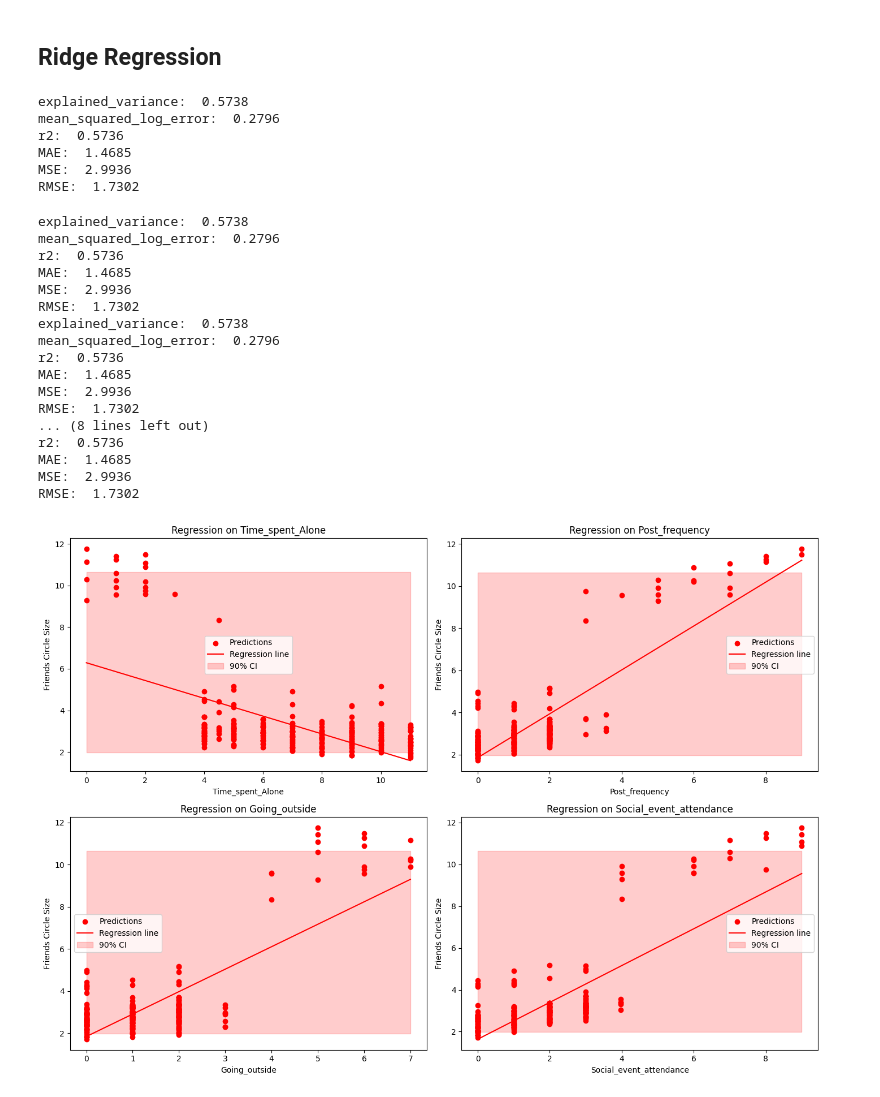
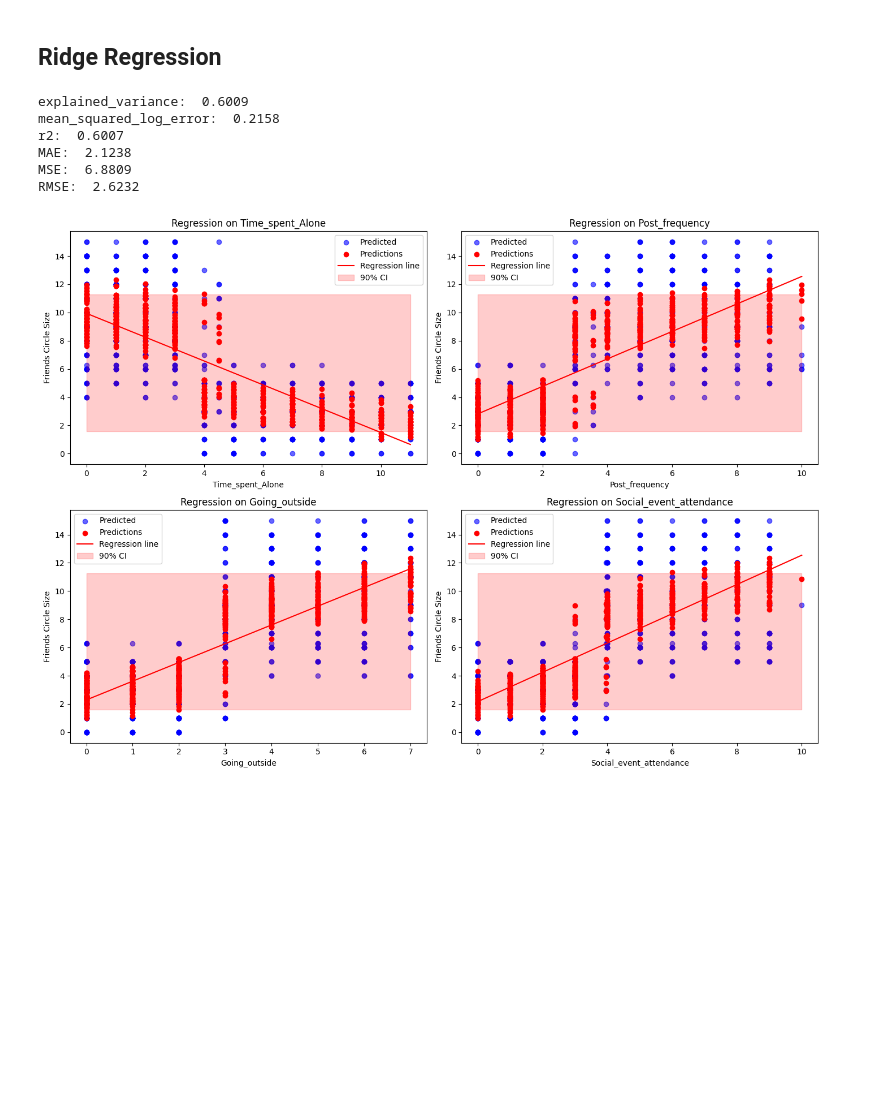
Before and after one commit to Prokope45/NeuralNetworkProject, a Jupyter notebook: LinearRegression/RidgeRegression.ipynb, the cells around one changed output. Cells and saved outputs as stored; diff of their text form; code cells hidden in the pictures; blank space fills up the shorter version.

```diff
--- a/LinearRegression/RidgeRegression.ipynb
+++ b/LinearRegression/RidgeRegression.ipynb
@@ -35,6 +35,8 @@ def transform(dataframe):
 
         # Apply square root transformation
         # dataframe[column] = np.sqrt(dataframe[column])
+# %%
+transformed_df = pre_df.copy()[predictors]
 # %% [markdown]
 ## (Optional) Switch Personality
 We can switch the personality type of the observations to see the differences in the groups. Default setting will show data points from both introverts and extroverts. This is necessary as there are known outliers that may influence the inference of the model.
@@ -49,7 +51,7 @@ def switch_personality(personality: Personality | None = None):
     else:
         return pre_df
 
-pre_df = switch_personality(Personality.introvert)
+pre_df = switch_personality()
 # %%
 import sklearn.metrics as metrics
 import numpy as np
@@ -98,7 +100,7 @@ def bootstrap_confidence_interval(X, y, model):
 # %% [markdown]
 ## Ridge Regression
 # %%
-X = pre_df.drop('Friends_circle_size', axis=1)
+X = transformed_df
 y = pre_df['Friends_circle_size']
 
 X_train, X_test, y_train, y_test = train_test_split(X, y, test_size=0.2, random_state=1863)
@@ -110,19 +112,20 @@ y_pred = ridge_model.predict(X_test)
 
 regression_results(y_test, y_pred)
 # %% [output]
-explained_variance:  0.5738
-mean_squared_log_error:  0.2796
-r2:  0.5736
-MAE:  1.4685
-MSE:  2.9936
-RMSE:  1.7302
+explained_variance:  0.6009
+mean_squared_log_error:  0.2158
+r2:  0.6007
+MAE:  2.1238
+MSE:  6.8809
+RMSE:  2.6232
 # %%
 fig, axs = plt.subplots(2, 2, figsize=(14, 10))
 axs = axs.flatten()
 
 for i, predictor in enumerate(predictors):
     ax = axs[i]
-    X = pre_df.drop('Friends_circle_size', axis=1)
+    transformed_df = pre_df.copy()[predictors]
+    X = transformed_df
     y = pre_df['Friends_circle_size']
 
     X_train, X_test, y_train, y_test = train_test_split(X, y, test_size=0.2, random_state=1863)
@@ -139,60 +142,44 @@ for i, predictor in enumerate(predictors):
     y_pred = ridge_model.predict(X_test)
 
     # Plot points
-    # ax.scatter(
-    #     x=X_test[predictor],
-    #     y=y_test,
-    #     color="blue",
-    #     alpha=0.6,
-    #     label="Predicted"
-    # )
+    ax.scatter(
+        x=X_test[predictor],
+        y=y_test,
+        color="blue",
+        alpha=0.6,
+        label="Predicted"
+    )
 
     ax.scatter(
         X_test[predictor],
         y_pred,
         color='red',
         label='Predictions'
     )
 
     # Regression line
     z = np.polyfit(X_test[predictor], y_test, 1)
     p = np.poly1d(z)
     ax.plot(x_vals, p(x_vals), color='red', label='Regression line')
 
     # Confidence interval (Bootstrap)
     ci_lower_bound, ci_upper_bound = bootstrap_confidence_interval(X, y, ridge_model)
 
+    # TODO: fix confidence interval
     ax.fill_between(
         x_vals,
         ci_lower_bound,
         ci_upper_bound,
         color='red',
         alpha=0.2,
         label='90% CI'
     )
 
     ax.set_title(f'Regression on {predictor}')
     ax.set_xlabel(predictor)
     ax.set_ylabel('Friends Circle Size')
     ax.legend()
 plt.tight_layout()
 plt.show()
 # %% [output]
-explained_variance:  0.5738
-mean_squared_log_error:  0.2796
-r2:  0.5736
-MAE:  1.4685
-MSE:  2.9936
-RMSE:  1.7302
-explained_variance:  0.5738
-mean_squared_log_error:  0.2796
-r2:  0.5736
-MAE:  1.4685
-MSE:  2.9936
-RMSE:  1.7302
-... (8 lines left out)
-r2:  0.5736
-MAE:  1.4685
-MSE:  2.9936
-RMSE:  1.7302
-[figure, old version]
+[figure, new version]
```
